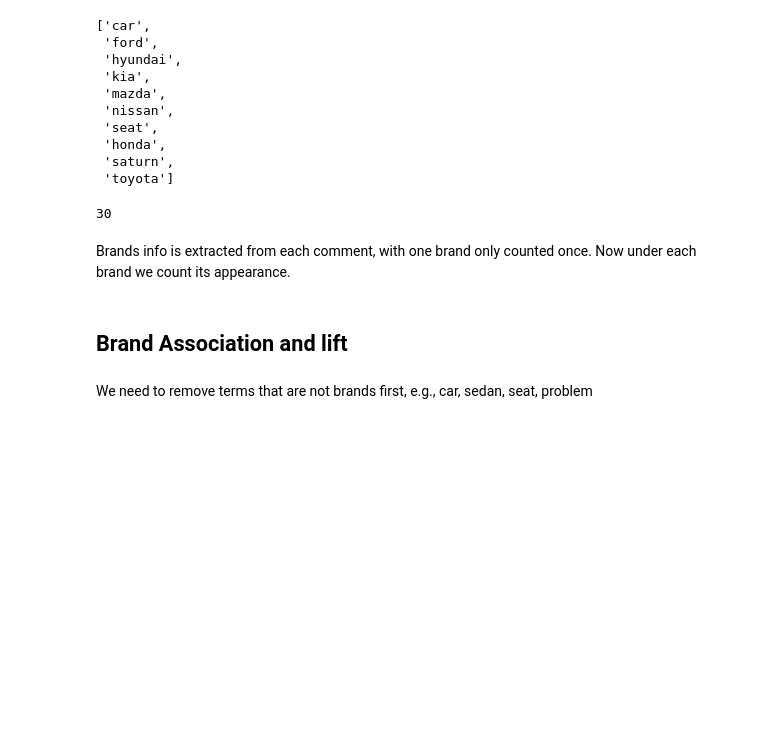
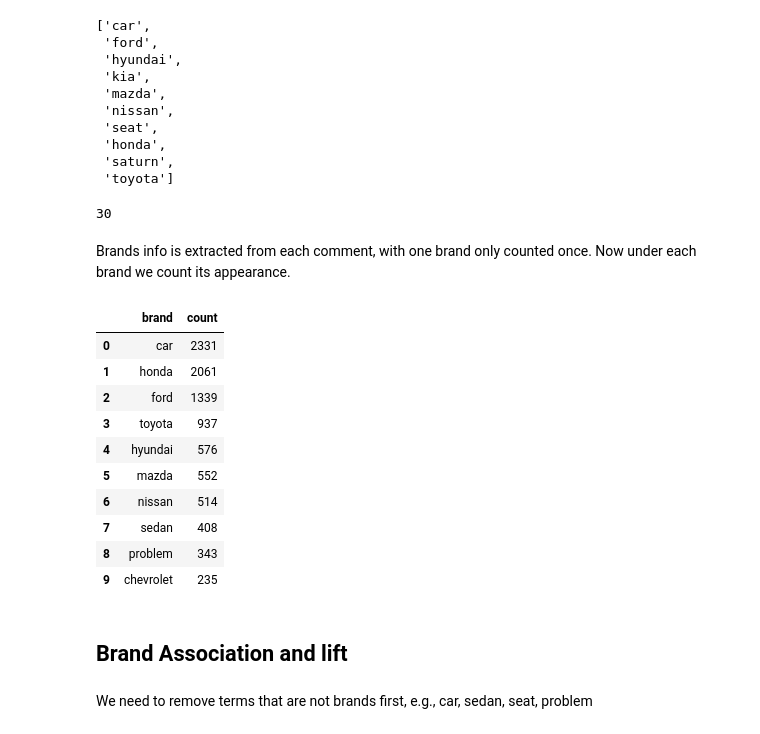
Before and after one commit to vvaibhav11/text_analytics, a Jupyter notebook: Brands and Brands Association.ipynb, the cells around one changed output. Saved outputs shown, nothing was run; the diff lists cells and outputs as text; code cells hidden in the pictures; blank space fills up the shorter version.

```diff
--- a/Brands and Brands Association.ipynb
+++ b/Brands and Brands Association.ipynb
@@ -86,7 +86,7 @@ If we observed a model that has more than two associated brands:
 - check if one of the associated brand has been captured, this model would then count under that brand
 - if no information is captured, count this model under the brand that appears first in the look up table in alphabet order
 # %%
-def count_brand(sentence):
+def get_brand(sentence):
     result = []
     # lower case all strings
     sentence_lower = [x.lower() for x in sentence]
@@ -108,7 +108,7 @@ def count_brand(sentence):
         elif len(candidate_brands) > 1:
             flg = 0
             for brand_c in candidate_brands:
-                if brand_c in result_dict:
+                if brand_c in result:
                     flg += 1
             if flg == 0:
                 result.append(candidate_brands[0].lower())
@@ -119,4 +119,4 @@ count_brand(tagged_sentences_lower[8])
 # %% [output]
 ['saturn', 'sedan', 'ford', 'mazda']
 # %%
-brands_in_comments = list(map(lambda x: count_brand(x), tagged_sentences_lower))
+brands_in_comments = list(map(lambda x: get_brand(x), tagged_sentences_lower))
@@ -150,6 +154,20 @@ for i,brand in enumerate(lst_of_brands_comments):
 # %%
 sorted_brand_count = pd.DataFrame({'brand':lst_of_brands_comments,'count':brand_count}).sort_values(by='count',ascending=False).reset_index(drop=True)
 sorted_brand_count.to_csv('brand_count.csv',index=False)
+# %%
+sorted_brand_count.head(10)
+# %% [output]
+|  | brand | count |
+| 0 | car | 2331 |
+| 1 | honda | 2061 |
+| 2 | ford | 1339 |
+| 3 | toyota | 937 |
+| 4 | hyundai | 576 |
+| 5 | mazda | 552 |
+| 6 | nissan | 514 |
+| 7 | sedan | 408 |
+| 8 | problem | 343 |
+| 9 | chevrolet | 235 |
 # %% [markdown]
 ## Brand Association and lift
 # %% [markdown]
```
Also changed, not shown: parts of 2 cells of this notebook, 1 other file.
